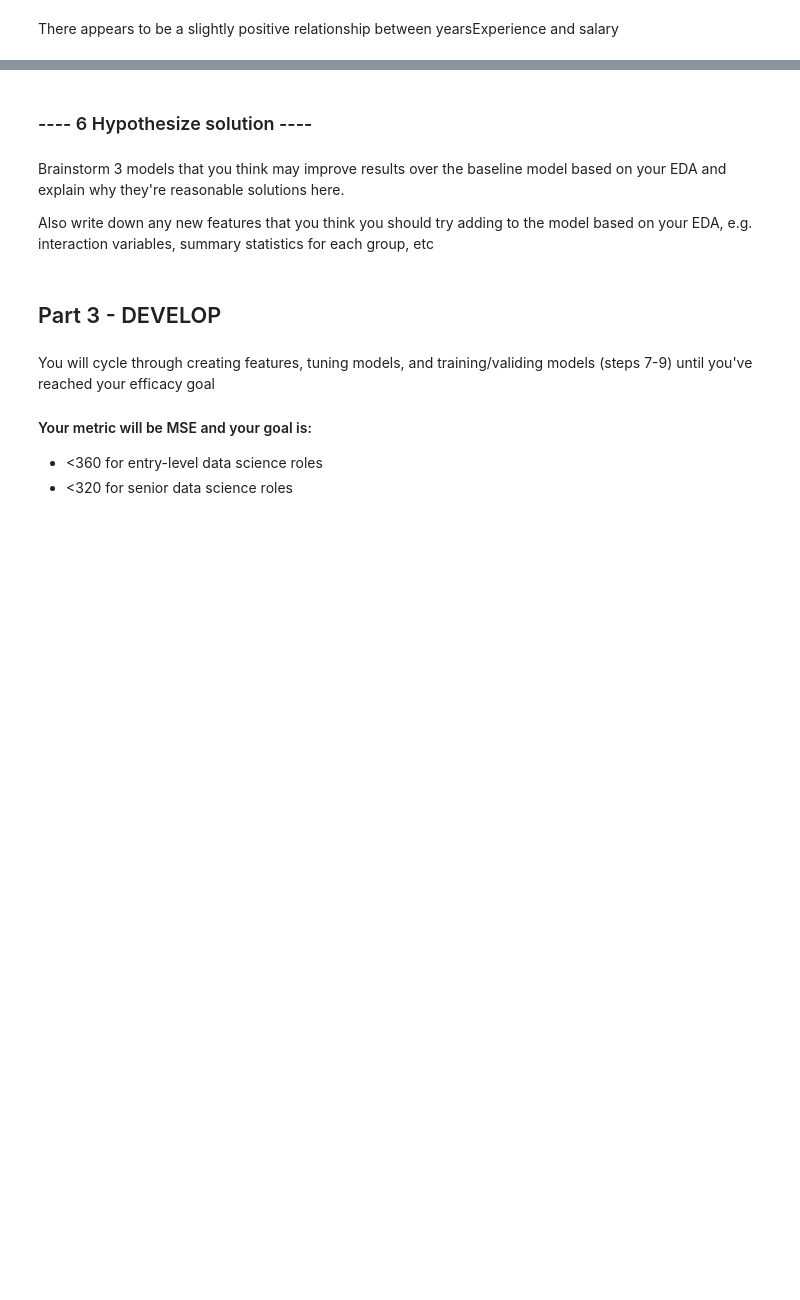
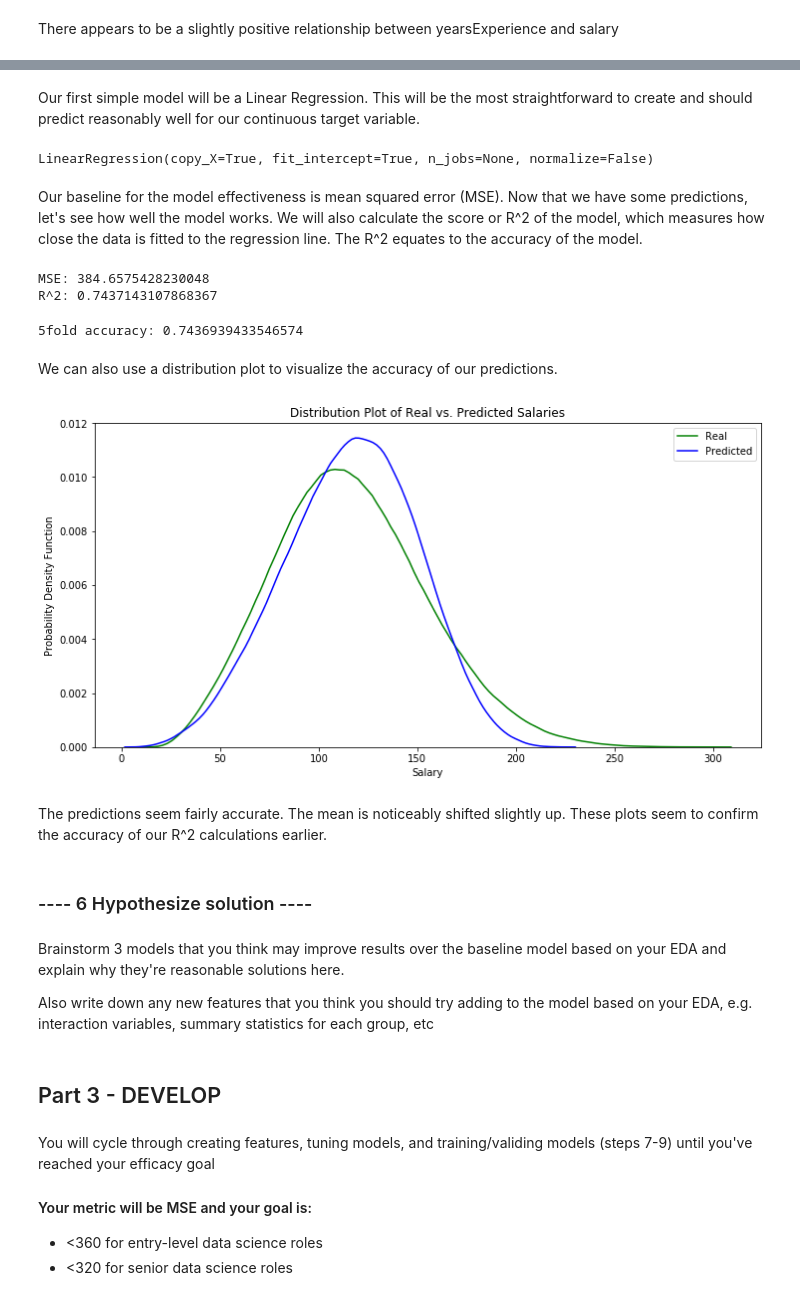
Before and after one commit to kevinodata/salary_predictions_portfolio, a Jupyter notebook: first_project.ipynb, the cells around one changed output, grey strips where cells are left out. Saved outputs shown, nothing was run; the diff lists cells and outputs as text; code cells hidden in the pictures; blank space fills up the shorter version.

Commit message:
Developed simple model and measured MSE

```diff
--- a/first_project.ipynb
+++ b/first_project.ipynb
@@ -348,0 +370,5 @@ Now that we've examined all of the features, let's encode our categorical featur
+# %%
+X = model_train_data[model_train_data.loc[:, model_train_data.columns != 'salary'].columns]
+y = model_train_data['salary']
+
+X.head()
@@ -349,3 +383,40 @@ Now that we've examined all of the features, let's encode our categorical featur
+# %%
+# Our features all seem to be there. All that's left is to split our data into train and test sets.
+X_train, X_test, y_train, y_test = train_test_split(X, y, test_size=0.2, random_state=42)
+# %% [markdown]
+Our first simple model will be a Linear Regression. This will be the most straightforward to create and should predict reasonably well for our continuous target variable.
+# %%
+# First we need to create the object and fit it to our training data.
+linear_model = LinearRegression()
+linear_model.fit(X_train, y_train)
+# %% [output]
+LinearRegression(copy_X=True, fit_intercept=True, n_jobs=None, normalize=False)
+# %%
+# Next we will write out the predictions
+y_predict = linear_model.predict(X_train)
+# %% [markdown]
+Our baseline for the model effectiveness is mean squared error (MSE). Now that we have some predictions, let's see how well the model works. We will also calculate the score or R^2 of the model, which measures how close the data is fitted to the regression line. The R^2 equates to the accuracy of the model.
+# %%
+print('MSE:', mean_squared_error(y_train, y_predict))
+print('R^2:', linear_model.score(X_train, y_train))
+# %% [output]
+MSE: 384.6575428230048
+R^2: 0.7437143107868367
+# %%
+# Let's see how accurate the model is using a 5fold CV
+five_fold = cross_val_score(linear_model, X_train, y_train, cv=5)
+print('5fold accuracy:', five_fold.mean())
+# %% [output]
+5fold accuracy: 0.7436939433546574
+# %% [markdown]
+We can also use a distribution plot to visualize the accuracy of our predictions.
+# %%
+# Using a function created earlier
+distribution_plot(y_train, y_predict, 'Real', 'Predicted', 'Distribution Plot of Real vs. Predicted Salaries')
+# %% [output]
+[figure, added]
+# %% [markdown]
+The predictions seem fairly accurate. The mean is noticeably shifted slightly up. These plots seem to confirm the accuracy of our R^2 calculations earlier.
 # %% [markdown]
 ### ---- 6 Hypothesize solution ----
 # %%
```
Also changed, not shown: parts of 18 cells of this notebook.
